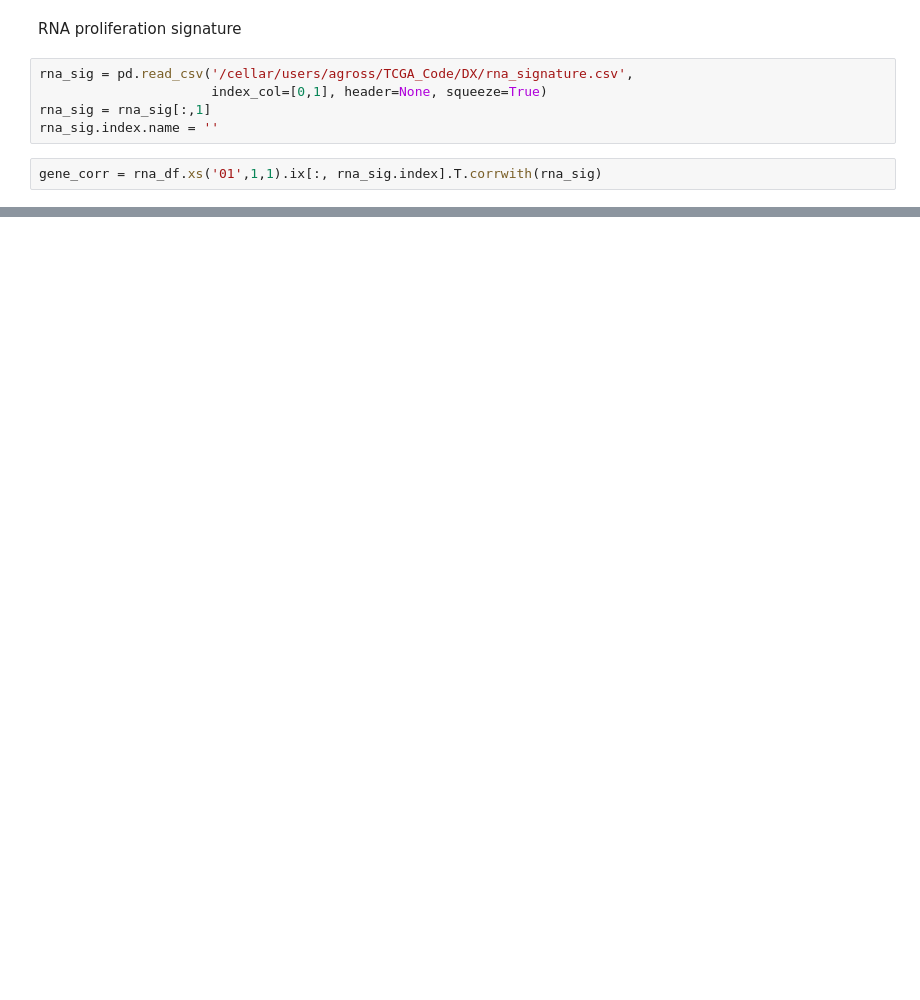
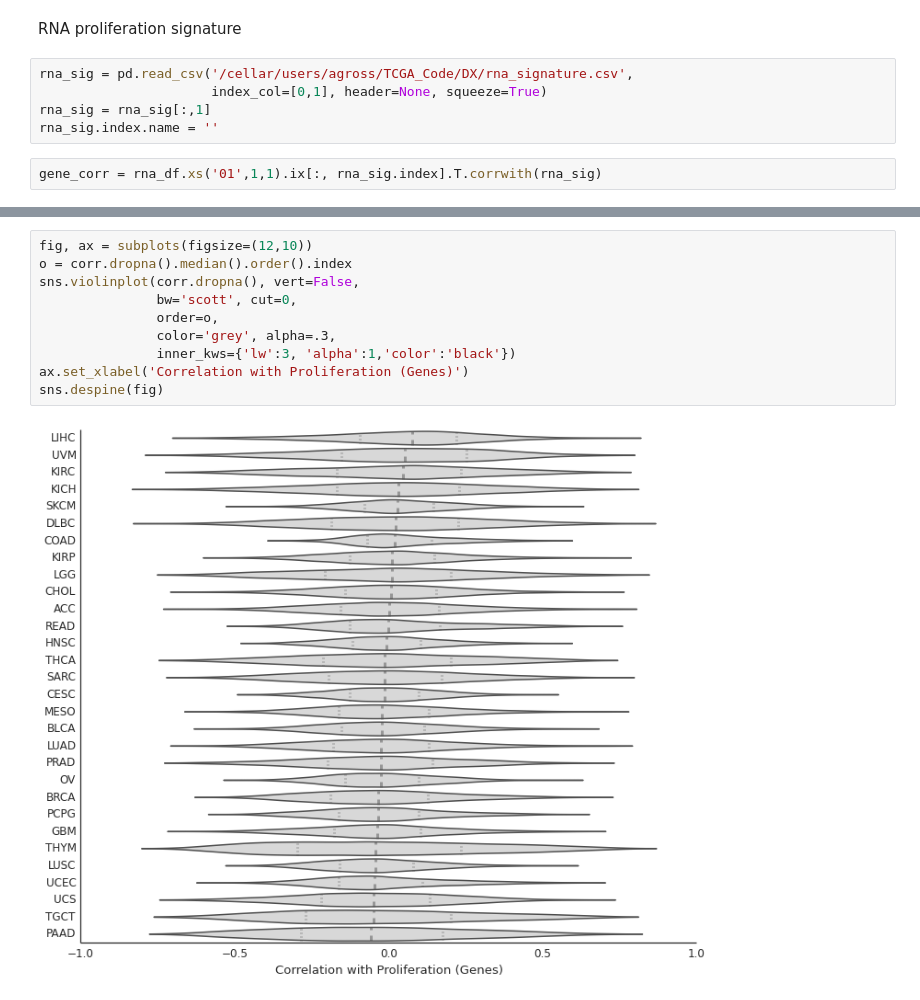
Before and after one commit to theandygross/TCGA_differential_expression, a Jupyter notebook: Notebooks/exp_corr_with_tumorness.ipynb, the cells around one changed output, grey strips where cells are left out. Drawn from its saved outputs; the diff is of its cells as text; blank space fills up the shorter version.

```diff
--- a/Notebooks/exp_corr_with_tumorness.ipynb
+++ b/Notebooks/exp_corr_with_tumorness.ipynb
@@ -55,0 +50,12 @@ gene_corr = rna_df.xs('01',1,1).ix[:, rna_sig.index].T.corrwith(rna_sig)
+# %%
+fig, ax = subplots(figsize=(12,10))
+o = corr.dropna().median().order().index
+sns.violinplot(corr.dropna(), vert=False,
+               bw='scott', cut=0,
+               order=o,
+               color='grey', alpha=.3,
+               inner_kws={'lw':3, 'alpha':1,'color':'black'})
+ax.set_xlabel('Correlation with Proliferation (Genes)')
+sns.despine(fig)
+# %% [output]
+[figure, added]
```
Also changed, not shown: parts of 24 cells of this notebook, 35 other files.
